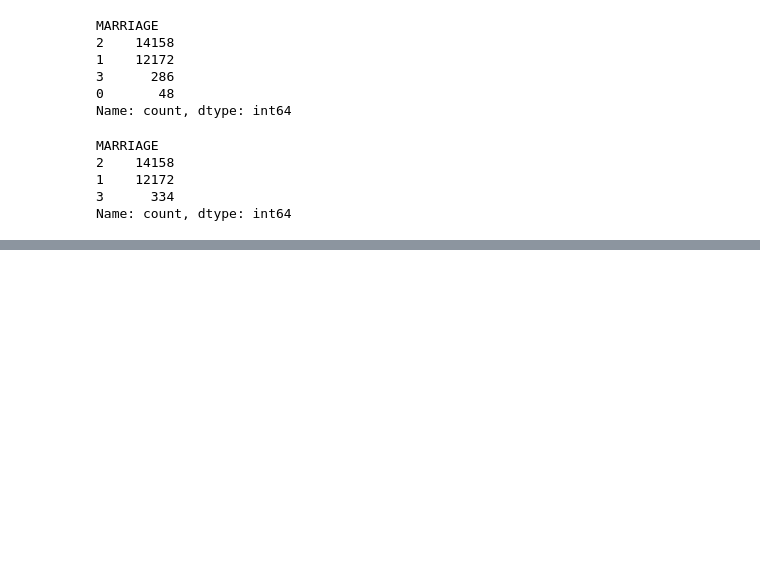
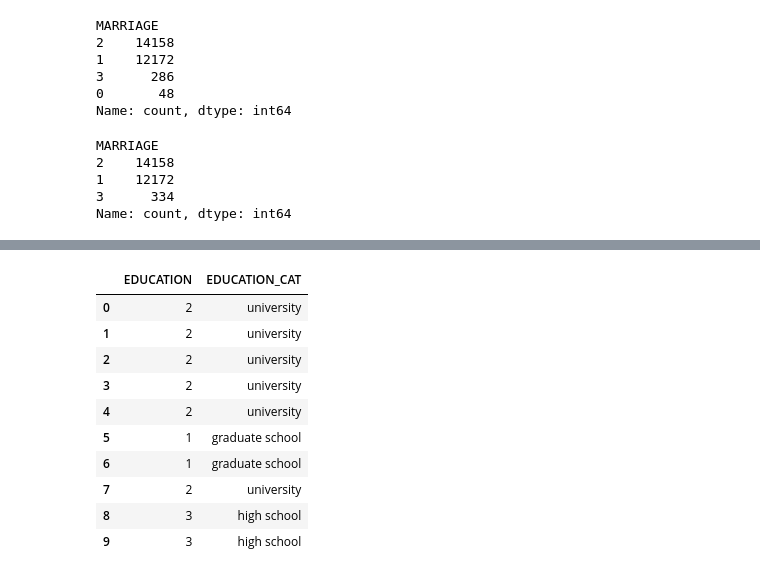
Before and after one commit to nikhilnjha/DS_Projects_with_Python, a Jupyter notebook: analysis.ipynb, the cells around one changed output, grey strips where cells are left out. Cells and saved outputs as stored; diff of their text form; code cells hidden in the pictures; blank space fills up the shorter version.

```diff
--- a/analysis.ipynb
+++ b/analysis.ipynb
@@ -353,0 +373,14 @@ df_clean_2.to_csv("Data/df_clean_2.csv")
+# %%
+df_clean_2[['EDUCATION','EDUCATION_CAT']].head(10)
+# %% [output]
+|  | EDUCATION | EDUCATION_CAT |
+| 0 | 2 | university |
+| 1 | 2 | university |
+| 2 | 2 | university |
+| 3 | 2 | university |
+| 4 | 2 | university |
+| 5 | 1 | graduate school |
+| 6 | 1 | graduate school |
+| 7 | 2 | university |
+| 8 | 3 | high school |
+| 9 | 3 | high school |
```
Also changed, not shown: parts of 7 cells of this notebook, 1 other file.
